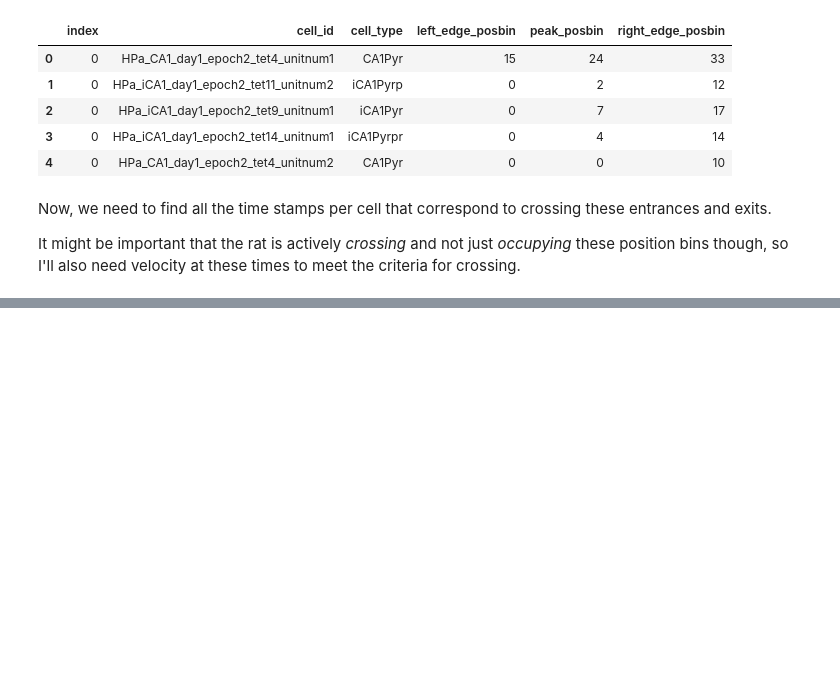
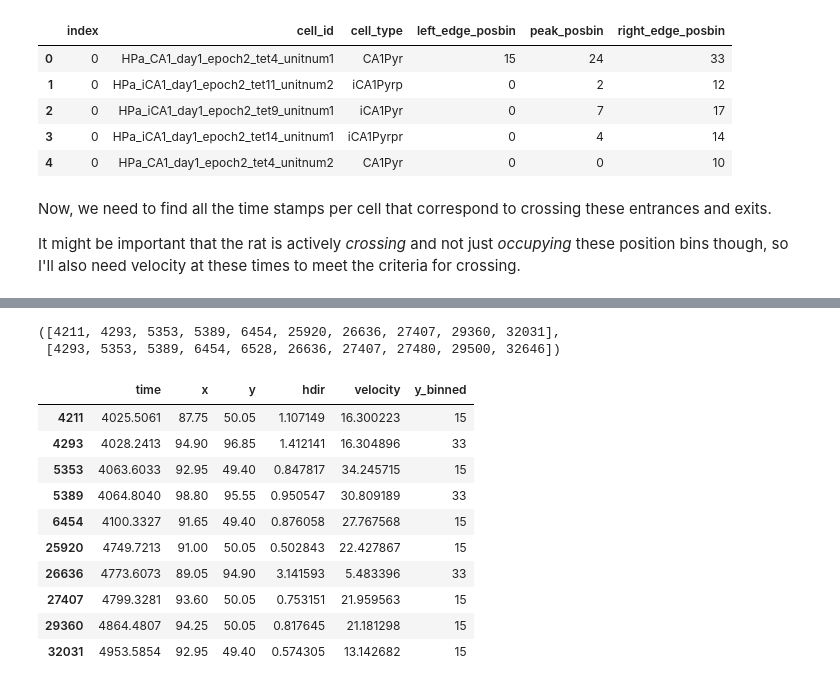
Before and after one commit to pdrivier/phase_precession, a Jupyter notebook: place_fields.ipynb, the cells around one changed output, grey strips where cells are left out. Saved outputs shown, nothing was run; the diff lists cells and outputs as text; code cells hidden in the pictures; blank space fills up the shorter version.

```diff
--- a/place_fields.ipynb
+++ b/place_fields.ipynb
@@ -687,0 +612,5 @@ np.where(np.diff(subcell['time'].values) <= posdt)
+# %%
+timeins_ind,timeouts_ind
+# %% [output]
+([4211, 4293, 5353, 5389, 6454, 25920, 26636, 27407, 29360, 32031],
+ [4293, 5353, 5389, 6454, 6528, 26636, 27407, 27480, 29500, 32646])
@@ -687,0 +620,14 @@ np.where(np.diff(subcell['time'].values) <= posdt)
+# %%
+subpos_ins
+# %% [output]
+|  | time | x | y | hdir | velocity | y_binned |
+| 4211 | 4025.5061 | 87.75 | 50.05 | 1.107149 | 16.300223 | 15 |
+| 4293 | 4028.2413 | 94.90 | 96.85 | 1.412141 | 16.304896 | 33 |
+| 5353 | 4063.6033 | 92.95 | 49.40 | 0.847817 | 34.245715 | 15 |
+| 5389 | 4064.8040 | 98.80 | 95.55 | 0.950547 | 30.809189 | 33 |
+| 6454 | 4100.3327 | 91.65 | 49.40 | 0.876058 | 27.767568 | 15 |
+| 25920 | 4749.7213 | 91.00 | 50.05 | 0.502843 | 22.427867 | 15 |
+| 26636 | 4773.6073 | 89.05 | 94.90 | 3.141593 | 5.483396 | 33 |
+| 27407 | 4799.3281 | 93.60 | 50.05 | 0.753151 | 21.959563 | 15 |
+| 29360 | 4864.4807 | 94.25 | 50.05 | 0.817645 | 21.181298 | 15 |
+| 32031 | 4953.5854 | 92.95 | 49.40 | 0.574305 | 13.142682 | 15 |
```
Also changed, not shown: parts of 22 cells of this notebook.
